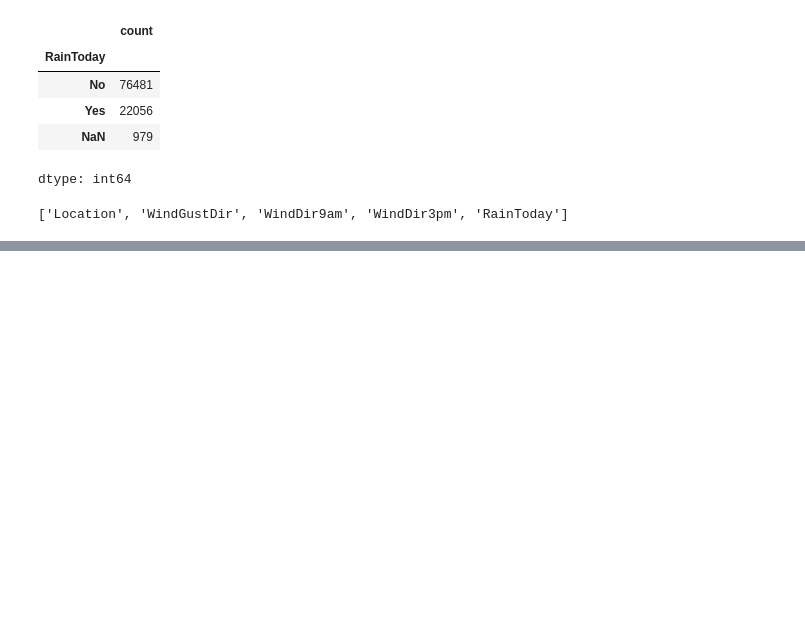
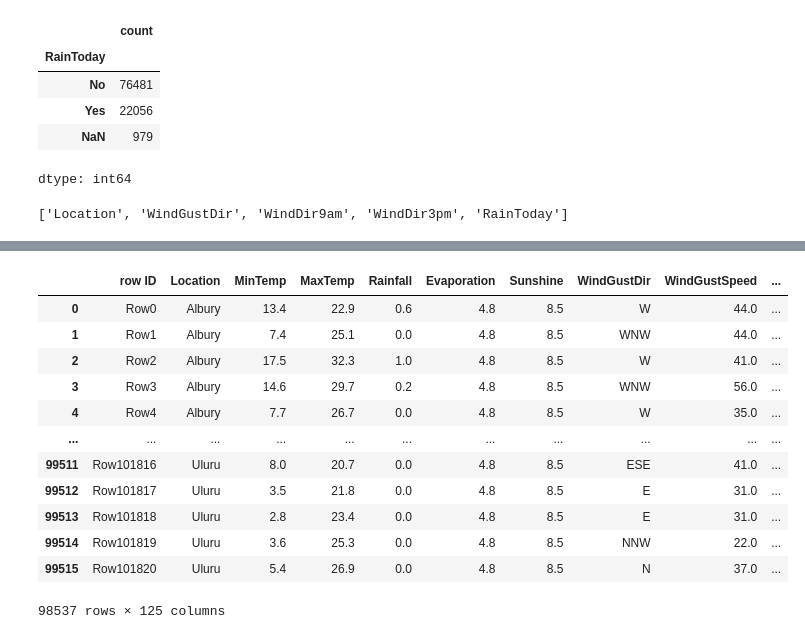
Before and after one commit to Grashch/Data-science, a Jupyter notebook: Weather_Forest.ipynb, the cells around one changed output, grey strips where cells are left out. Drawn from its saved outputs; the diff is of its cells as text; code cells hidden in the pictures; blank space fills up the shorter version.

```diff
--- a/Weather_Forest.ipynb
+++ b/Weather_Forest.ipynb
@@ -68,3 +68,6 @@ feature_c.remove('row ID')
 feature_c
 # %% [output]
 ['Location', 'WindGustDir', 'WindDir9am', 'WindDir3pm', 'RainToday']
+# %%
+encoder = OneHotEncoder()
+encoder.fit(data[feature_c])
@@ -71 +97,22 @@ feature_c
+# %%
+feature_c_ohe = []
+for i, feature in enumerate(feature_c):
+  feature_c_ohe.extend([f'{feature}:{value}' for value in encoder.categories_[i]])
+# %%
+data.loc[:, feature_c_ohe] = encoder.transform(data[feature_c]).toarray()
+data
+# %% [output]
+|  | row ID | Location | MinTemp | MaxTemp | Rainfall | Evaporation | Sunshine | WindGustDir | WindGustSpeed | ... |
+| 0 | Row0 | Albury | 13.4 | 22.9 | 0.6 | 4.8 | 8.5 | W | 44.0 | ... |
+| 1 | Row1 | Albury | 7.4 | 25.1 | 0.0 | 4.8 | 8.5 | WNW | 44.0 | ... |
+| 2 | Row2 | Albury | 17.5 | 32.3 | 1.0 | 4.8 | 8.5 | W | 41.0 | ... |
+| 3 | Row3 | Albury | 14.6 | 29.7 | 0.2 | 4.8 | 8.5 | WNW | 56.0 | ... |
+| 4 | Row4 | Albury | 7.7 | 26.7 | 0.0 | 4.8 | 8.5 | W | 35.0 | ... |
+| ... | ... | ... | ... | ... | ... | ... | ... | ... | ... | ... |
+| 99511 | Row101816 | Uluru | 8.0 | 20.7 | 0.0 | 4.8 | 8.5 | ESE | 41.0 | ... |
+| 99512 | Row101817 | Uluru | 3.5 | 21.8 | 0.0 | 4.8 | 8.5 | E | 31.0 | ... |
+| 99513 | Row101818 | Uluru | 2.8 | 23.4 | 0.0 | 4.8 | 8.5 | E | 31.0 | ... |
+| 99514 | Row101819 | Uluru | 3.6 | 25.3 | 0.0 | 4.8 | 8.5 | NNW | 22.0 | ... |
+| 99515 | Row101820 | Uluru | 5.4 | 26.9 | 0.0 | 4.8 | 8.5 | N | 37.0 | ... |
+98537 rows × 125 columns
 # %%
```
Also changed, not shown: parts of 3 cells of this notebook.
